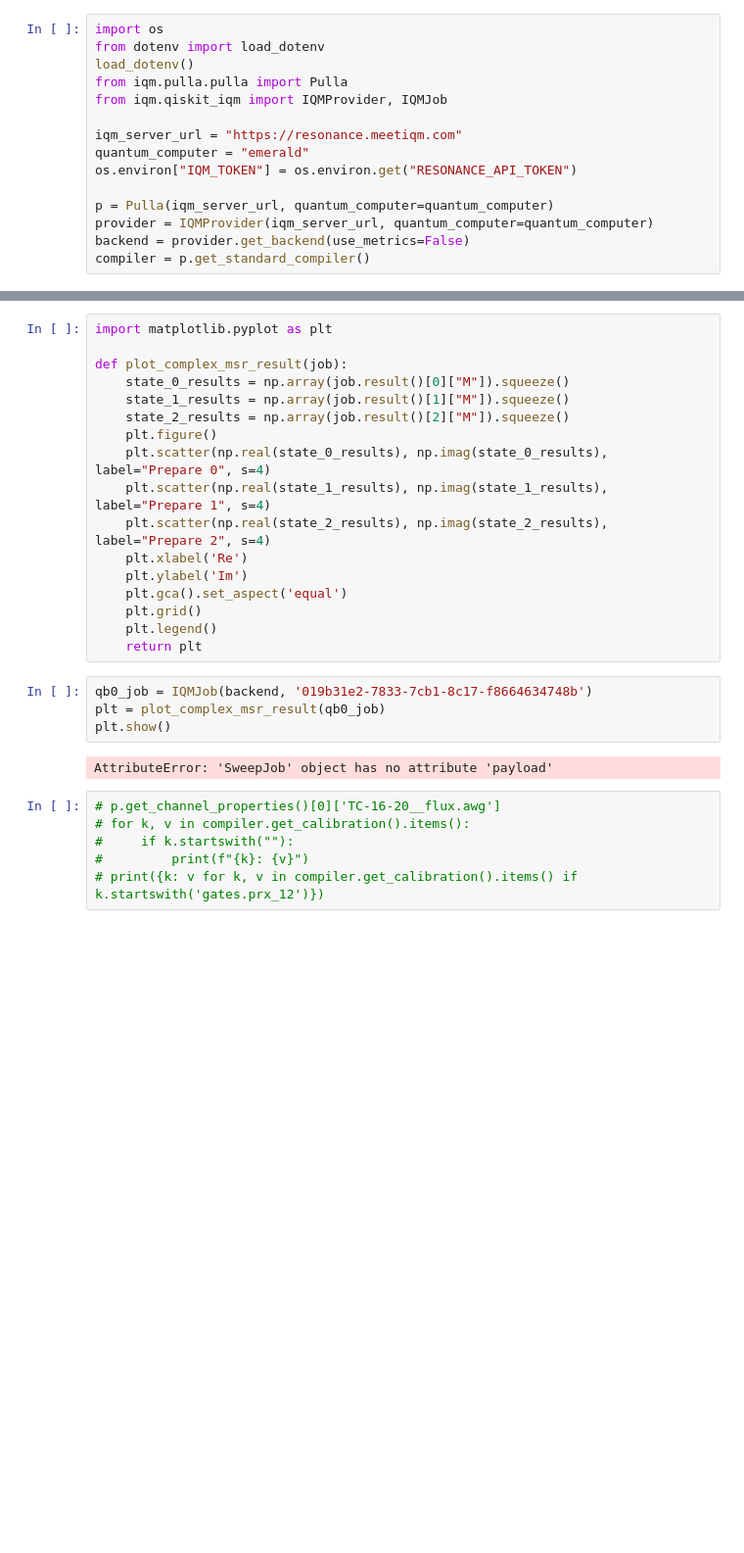
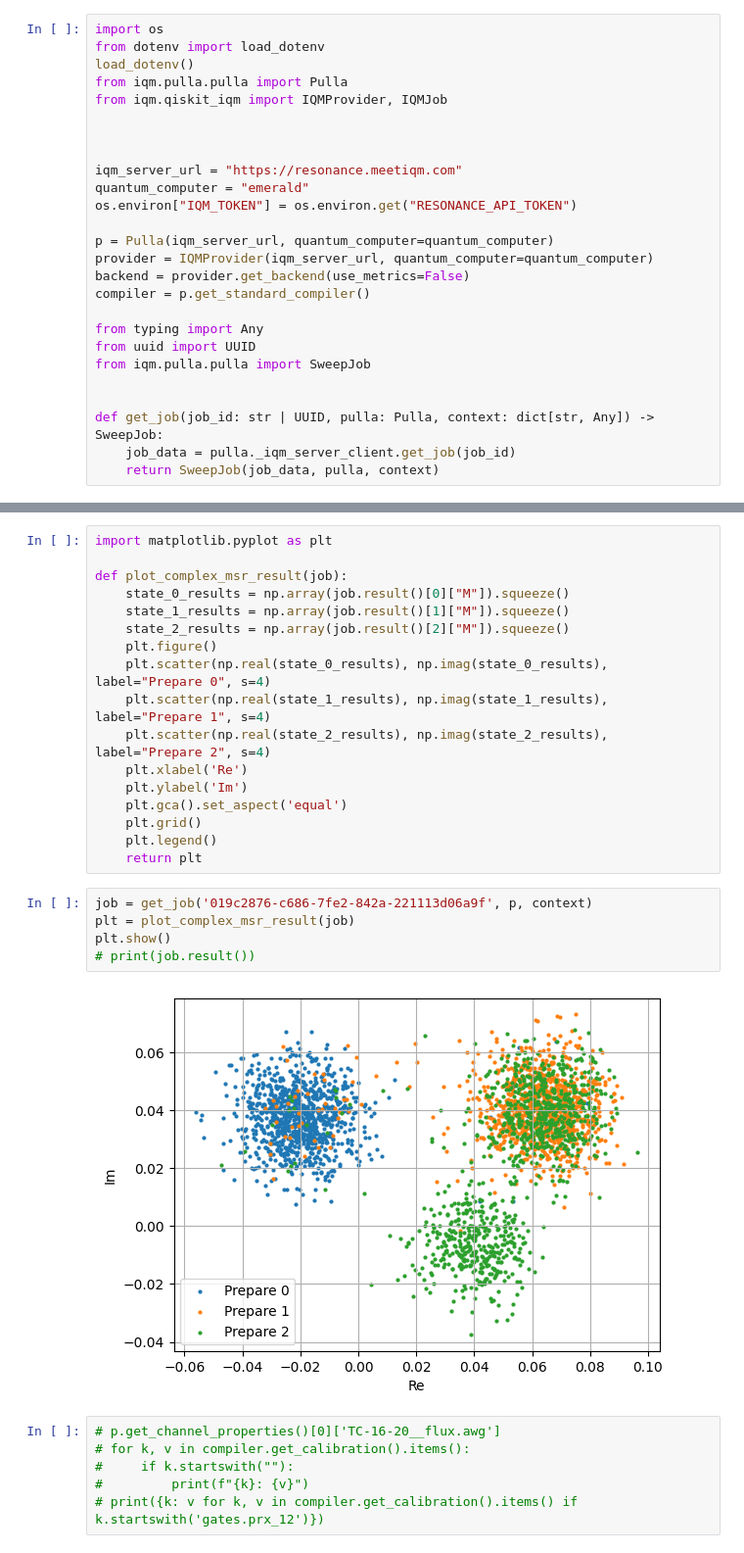
Before and after one commit to ttolppanen/LRUFollowUpPaper, a Jupyter notebook: LRUFUP_Vault/Data/IQMResonance/TestingPulla/prx/prx.ipynb, the cells around one changed output, grey strips where cells are left out. Shown at 98% size. Saved outputs shown, nothing was run; the diff lists cells and outputs as text; blank space fills up the shorter version.

```diff
--- a/LRUFUP_Vault/Data/IQMResonance/TestingPulla/prx/prx.ipynb
+++ b/LRUFUP_Vault/Data/IQMResonance/TestingPulla/prx/prx.ipynb
@@ -4,6 +4,8 @@ from dotenv import load_dotenv
 load_dotenv()
 from iqm.pulla.pulla import Pulla
 from iqm.qiskit_iqm import IQMProvider, IQMJob
+
+
 
 iqm_server_url = "https://resonance.meetiqm.com"
 quantum_computer = "emerald"
@@ -13,6 +15,15 @@ p = Pulla(iqm_server_url, quantum_computer=quantum_computer)
 provider = IQMProvider(iqm_server_url, quantum_computer=quantum_computer)
 backend = provider.get_backend(use_metrics=False)
 compiler = p.get_standard_compiler()
+
+from typing import Any
+from uuid import UUID
+from iqm.pulla.pulla import SweepJob
+
+
+def get_job(job_id: str | UUID, pulla: Pulla, context: dict[str, Any]) -> SweepJob:
+    job_data = pulla._iqm_server_client.get_job(job_id)
+    return SweepJob(job_data, pulla, context)
 # %%
 qubits = compiler.builder.chip_topology.qubits_sorted
 q1 = qubits[53]
@@ -84,12 +95,13 @@ def plot_complex_msr_result(job):
     plt.grid()
     plt.legend()
     return plt
-# %%
-qb0_job = IQMJob(backend, '019b31e2-7833-7cb1-8c17-f8664634748b')
-plt = plot_complex_msr_result(qb0_job)
-plt.show()
-# %% [output]
-AttributeError: 'SweepJob' object has no attribute 'payload'
+# %%
+job = get_job('019c2876-c686-7fe2-842a-221113d06a9f', p, context)
+plt = plot_complex_msr_result(job)
+plt.show()
+# print(job.result())
+# %% [output]
+[figure, added]
 # %%
 # p.get_channel_properties()[0]['TC-16-20__flux.awg']
 # for k, v in compiler.get_calibration().items():
```
Also changed, not shown: parts of 1 cell of this notebook.
